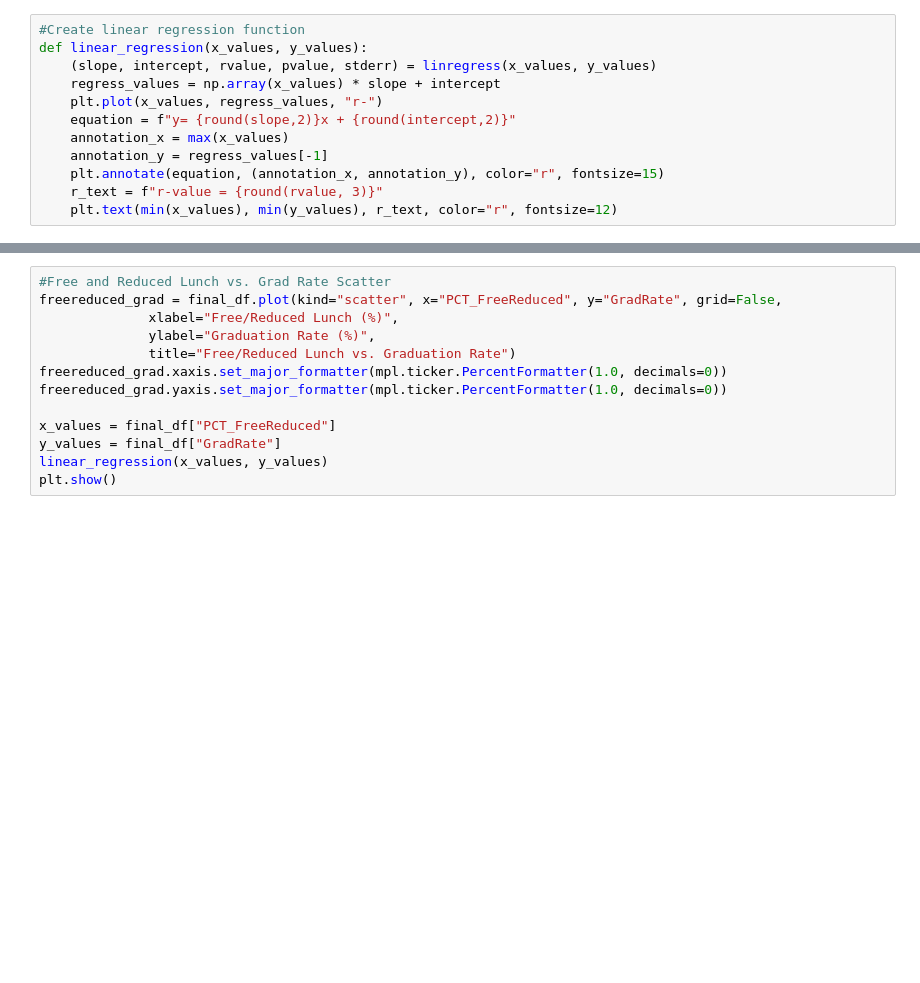
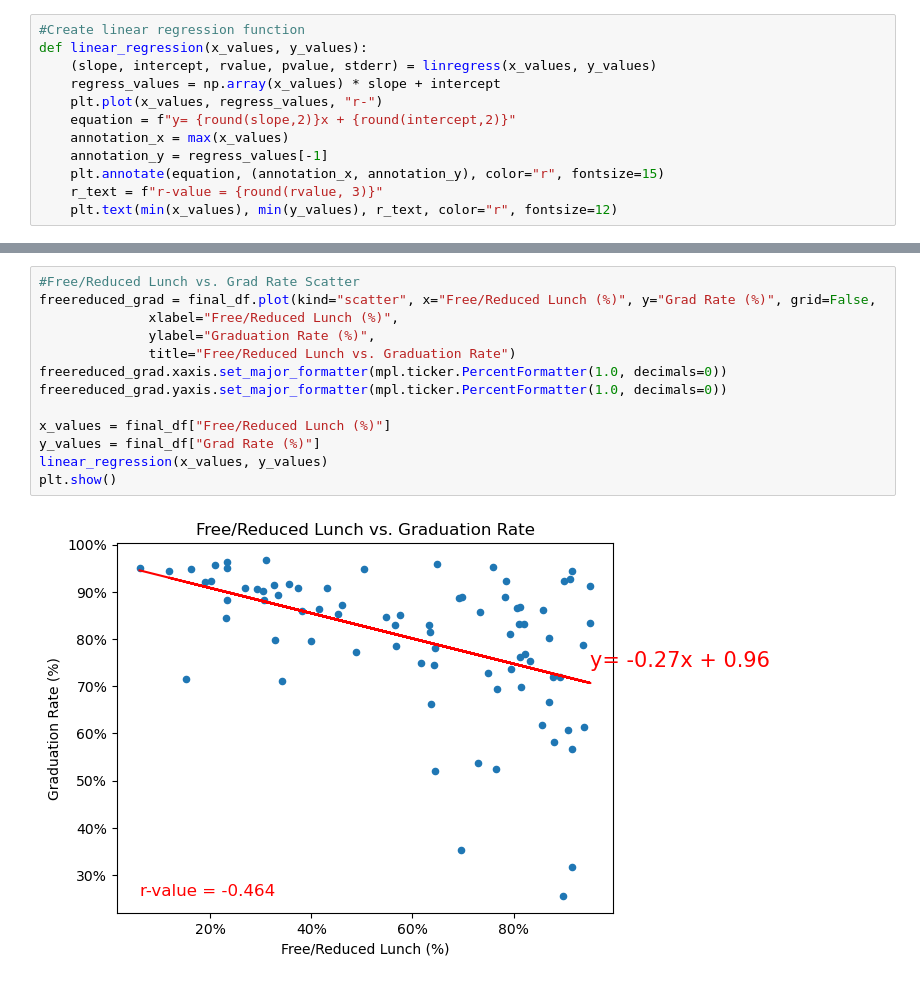
Before and after one commit to HLee12000/UpennDataProject1, a Jupyter notebook: DataAnalysis.ipynb, the cells around one changed output, grey strips where cells are left out. Drawn from its saved outputs; the diff is of its cells as text; blank space fills up the shorter version.

```diff
--- a/DataAnalysis.ipynb
+++ b/DataAnalysis.ipynb
@@ -71,16 +73,18 @@ plt.show()
 # %%
-#Free and Reduced Lunch vs. Grad Rate Scatter
-freereduced_grad = final_df.plot(kind="scatter", x="PCT_FreeReduced", y="GradRate", grid=False,
+#Free/Reduced Lunch vs. Grad Rate Scatter
+freereduced_grad = final_df.plot(kind="scatter", x="Free/Reduced Lunch (%)", y="Grad Rate (%)", grid=False,
               xlabel="Free/Reduced Lunch (%)",
               ylabel="Graduation Rate (%)",
               title="Free/Reduced Lunch vs. Graduation Rate")
 freereduced_grad.xaxis.set_major_formatter(mpl.ticker.PercentFormatter(1.0, decimals=0))
 freereduced_grad.yaxis.set_major_formatter(mpl.ticker.PercentFormatter(1.0, decimals=0))
 
-x_values = final_df["PCT_FreeReduced"]
-y_values = final_df["GradRate"]
+x_values = final_df["Free/Reduced Lunch (%)"]
+y_values = final_df["Grad Rate (%)"]
 linear_regression(x_values, y_values)
 plt.show()
+# %% [output]
+[figure, added]
 # %%
 #Free/Reduced Lunch vs. College Readiness by Transit Stops
 reduced_ready_by_stops_sqmile = final_df.plot(kind="scatter",
```
Also changed, not shown: parts of 13 cells of this notebook, 2 other files.
